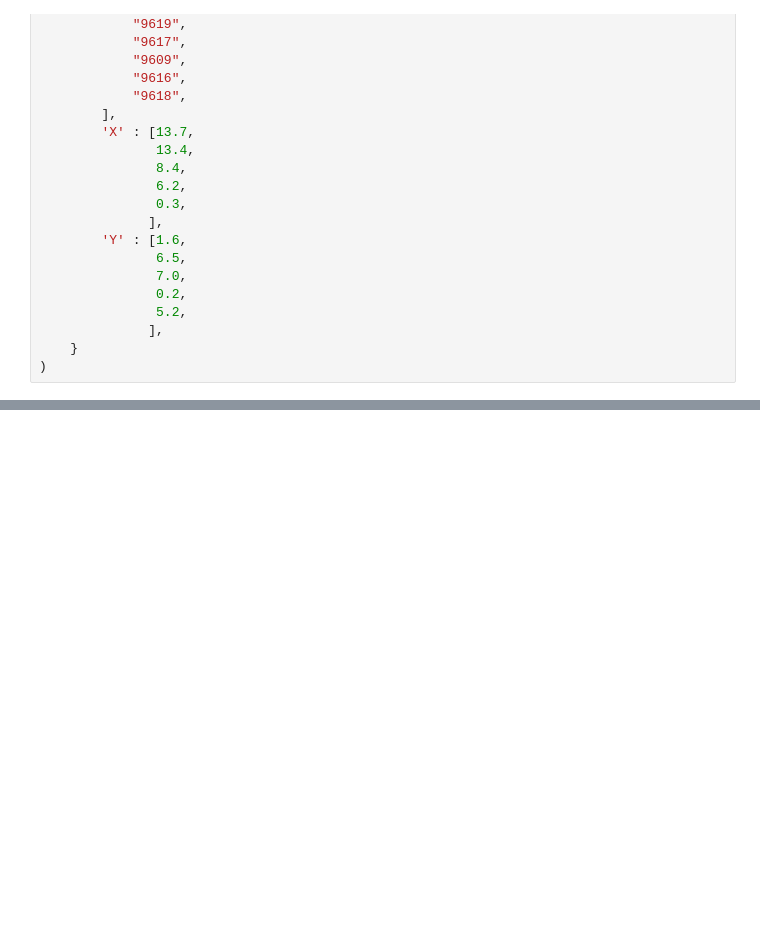
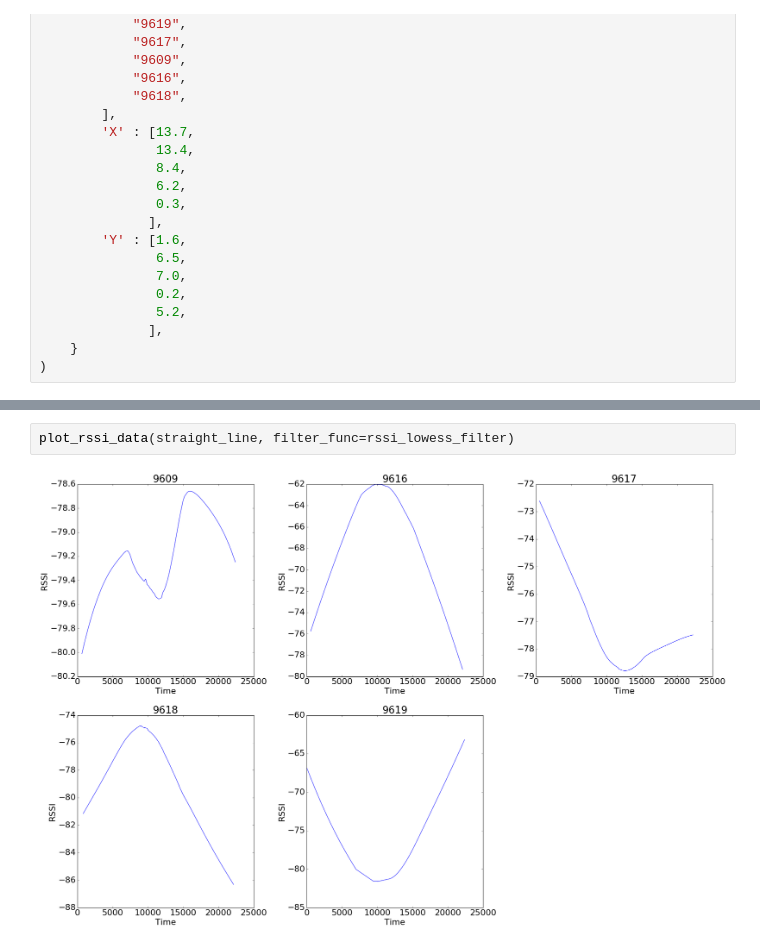
Before and after one commit to Informhunter/IPS, a Jupyter notebook: JupiterNB/data_from_db_analysis/data_visualisation.ipynb, the cells around one changed output, grey strips where cells are left out. Saved outputs shown, nothing was run; the diff lists cells and outputs as text; blank space fills up the shorter version.

```diff
--- a/JupiterNB/data_from_db_analysis/data_visualisation.ipynb
+++ b/JupiterNB/data_from_db_analysis/data_visualisation.ipynb
@@ -65,0 +119,4 @@ plot_rssi_map(df, img, filter_func=create_rssi_avg_filter(21), beacons=beacons)
+# %%
+plot_rssi_data(straight_line, filter_func=rssi_lowess_filter)
+# %% [output]
+[figure, added]
```
Also changed, not shown: parts of 10 cells of this notebook, 1 other file.
